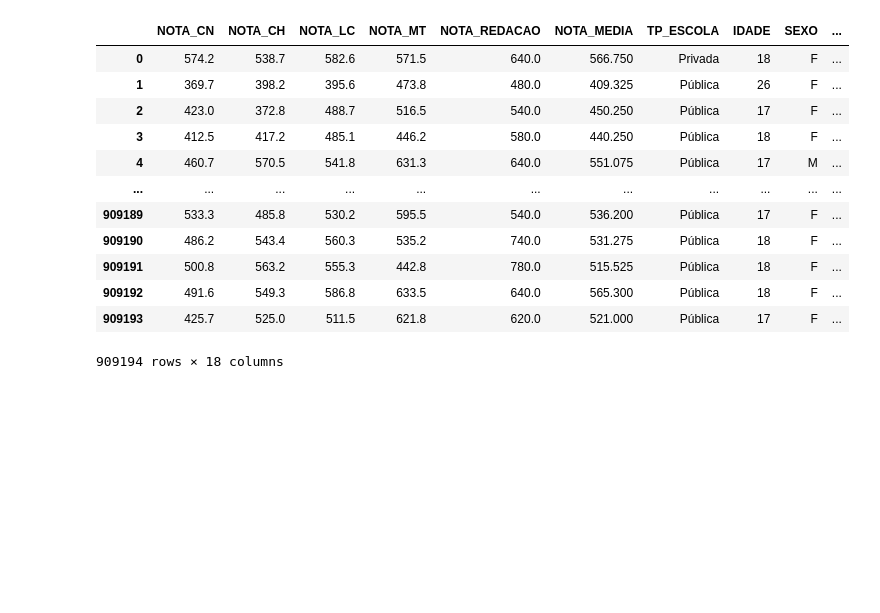
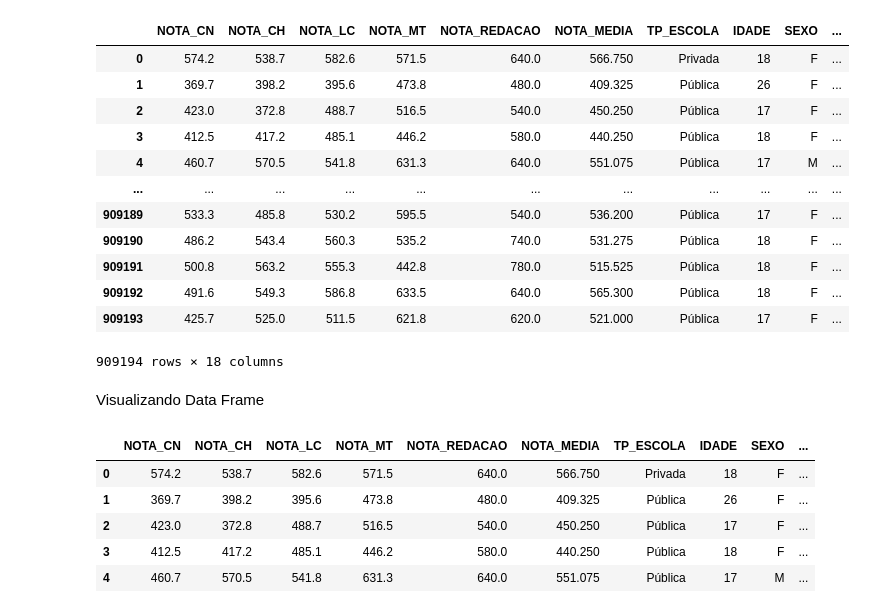
Before and after one commit to harleiaki/Nota_Enem, a Jupyter notebook: Nota_Enem1.ipynb, the cells around one changed output. Drawn from its saved outputs; the diff is of its cells as text; code cells hidden in the pictures; blank space fills up the shorter version.

```diff
--- a/Nota_Enem1.ipynb
+++ b/Nota_Enem1.ipynb
@@ -20,3 +28,14 @@ df
 | 909192 | 491.6 | 549.3 | 586.8 | 633.5 | 640.0 | 565.300 | Pública | 18 | F | ... |
 | 909193 | 425.7 | 525.0 | 511.5 | 621.8 | 620.0 | 521.000 | Pública | 17 | F | ... |
 909194 rows × 18 columns
+# %% [markdown]
+Visualizando Data Frame
+# %%
+df.head()
+# %% [output]
+|  | NOTA_CN | NOTA_CH | NOTA_LC | NOTA_MT | NOTA_REDACAO | NOTA_MEDIA | TP_ESCOLA | IDADE | SEXO | ... |
+| 0 | 574.2 | 538.7 | 582.6 | 571.5 | 640.0 | 566.750 | Privada | 18 | F | ... |
+| 1 | 369.7 | 398.2 | 395.6 | 473.8 | 480.0 | 409.325 | Pública | 26 | F | ... |
+| 2 | 423.0 | 372.8 | 488.7 | 516.5 | 540.0 | 450.250 | Pública | 17 | F | ... |
+| 3 | 412.5 | 417.2 | 485.1 | 446.2 | 580.0 | 440.250 | Pública | 18 | F | ... |
+| 4 | 460.7 | 570.5 | 541.8 | 631.3 | 640.0 | 551.075 | Pública | 17 | M | ... |
```
Also changed, not shown: parts of 28 cells of this notebook.
